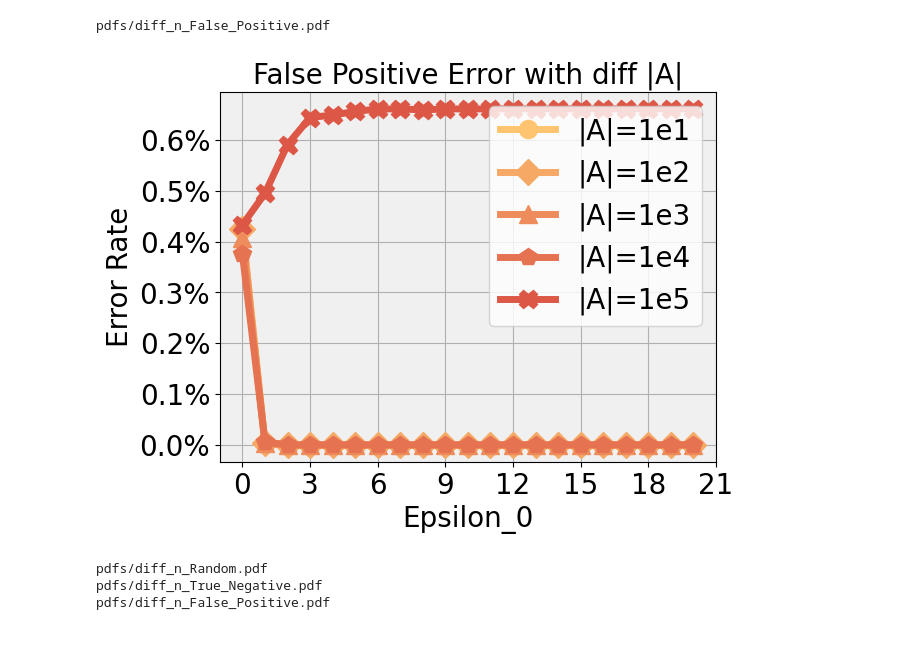
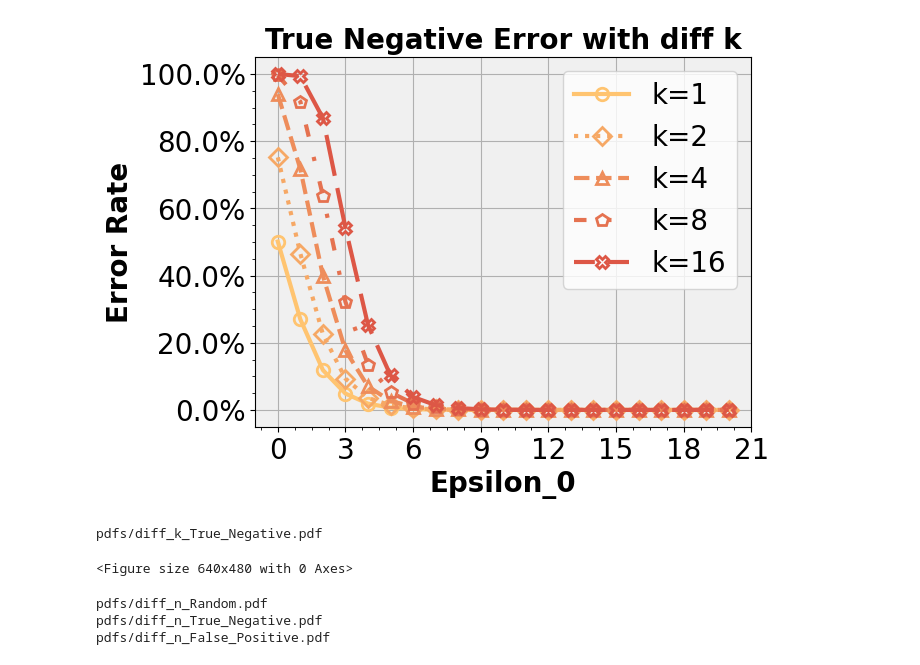
Before and after one commit to JamesSand/DPBloomFilter, a Jupyter notebook: notebooks/fig_diff_mnk.ipynb, the cells around one changed output. Saved outputs shown, nothing was run; the diff lists cells and outputs as text; code cells hidden in the pictures.

```diff
--- a/notebooks/fig_diff_mnk.ipynb
+++ b/notebooks/fig_diff_mnk.ipynb
@@ -11,15 +11,15 @@ log_data_base_dir="/mnt/nvme2/xuhaiyang/szz/DPBloom_filter/log_data"
 # name="diff_m"
 # lengend_name = "logm"
 
-# name="diff_k"
-# lengend_name="k"
+name="diff_k"
+lengend_name="k"
 
-name="diff_n"
-lengend_name="|A|"
+# name="diff_n"
+# lengend_name="|A|"
 
 target_key = "random"
 target_key = "inside"
-target_key = "outside"
+# target_key = "outside"
 
 target_key_mapping = {
     "random" : "Random",
@@ -52,13 +52,13 @@ k_values = [1, 2, 4, 8, 16]
 
 diff_value2list_dict = {}
 
-key_list = n_values
-for n in n_values:
-    dict_key = n
+# key_list = n_values
+# for n in n_values:
+#     dict_key = n
 
-# key_list = k_values
-# for k in k_values:
-#     dict_key = k
+key_list = k_values
+for k in k_values:
+    dict_key = k
 
 # key_list = log2m_values
 # for log2m in log2m_values:
@@ -76,57 +76,63 @@ for n in n_values:
     diff_value2list_dict[dict_key] = value_list
 
 font_size = 20
-line_width=5.0
-marker_size=13
+line_width=3.0
+# marker_size=11
 color_list = ["#ffc470", "#f6a865", "#ee8d5b", "#e57250", "#dd5746"]
-# color_list = [
-# "#ff0000",
-# "#c80d17",
-# "#921a2e",
-# "#5c2745",
-# "#26355d",
-# ]
 marker_list = ["o", "D", "^", "p", "X"]
+line_style_dict = {
+    "solid" : "solid",
+    "dotted" : "dotted",
+    "dashed" : "dashed",
+    "dashdot" : "dashdot",
+    'long dash with offset': (5, (10, 3)),
+    'dashdotted' : (0, (3, 5, 1, 5)),
+}
+line_style_list = ["solid", "dotted", "dashed", 'dashdotted', 'long dash with offset']
 
 # create a new figure
 plt.figure()
 # get current axis
 ax = plt.gca()
 # turn background into lightgrey
 ax.set_facecolor('#f0f0f0')
 ax.xaxis.set_major_locator(MaxNLocator(integer=True))
 ax.yaxis.set_major_formatter(ticker.PercentFormatter(xmax=1, decimals=1))
 
 x_data = list(range(21))
 for i, key in enumerate(key_list):
     y_data = diff_value2list_dict[key]
-    plt.plot(x_data, y_data, label=f"{lengend_name}={key}", marker=marker_list[i], color=color_list[i], linewidth=line_width, markersize=marker_size)
+    plt.plot(x_data, y_data, label=f"{lengend_name}={key}", marker=marker_list[i], color=color_list[i], linewidth=line_width, markersize=9, markerfacecolor="None",
+         markeredgecolor=color_list[i], markeredgewidth=2, linestyle=line_style_dict[line_style_list[i]])
 
 plt.grid(True)  # show grid
 # add legend
 plt.legend(fontsize=font_size, loc='upper right')
 
 # add title and labels for x and y
-plt.title(title_name, fontsize=font_size)
-plt.xlabel('Epsilon_0', fontsize=font_size)
-plt.ylabel('Error Rate', fontsize=font_size)
+plt.title(title_name, fontsize=font_size, fontweight='bold')
+plt.xlabel('Epsilon_0', fontsize=font_size, fontweight='bold')
+plt.ylabel('Error Rate', fontsize=font_size, fontweight='bold')
+
+plt.minorticks_on()
 
 # set stick font size
 plt.xticks(fontsize=20)
 plt.yticks(fontsize=20)
 
 # # show fig
-# plt.show()
+plt.show()
 
 save_fig_path = os.path.join("pdfs", f"{save_file_name}.pdf")
 print(save_fig_path)
-plt.savefig(save_fig_path, format='pdf', bbox_inches='tight', pad_inches=0.05)
+# plt.savefig(save_fig_path, format='pdf', bbox_inches='tight', pad_inches=0.05)
 
 # clean up plt
 plt.clf()
 # %% [output]
+[figure, new version]
-pdfs/diff_n_False_Positive.pdf
+pdfs/diff_k_True_Negative.pdf
-[figure, old version]
+<Figure size 640x480 with 0 Axes>
 # %%
 import matplotlib.pyplot as plt
 import os
```
Also changed, not shown: 2 other files.
